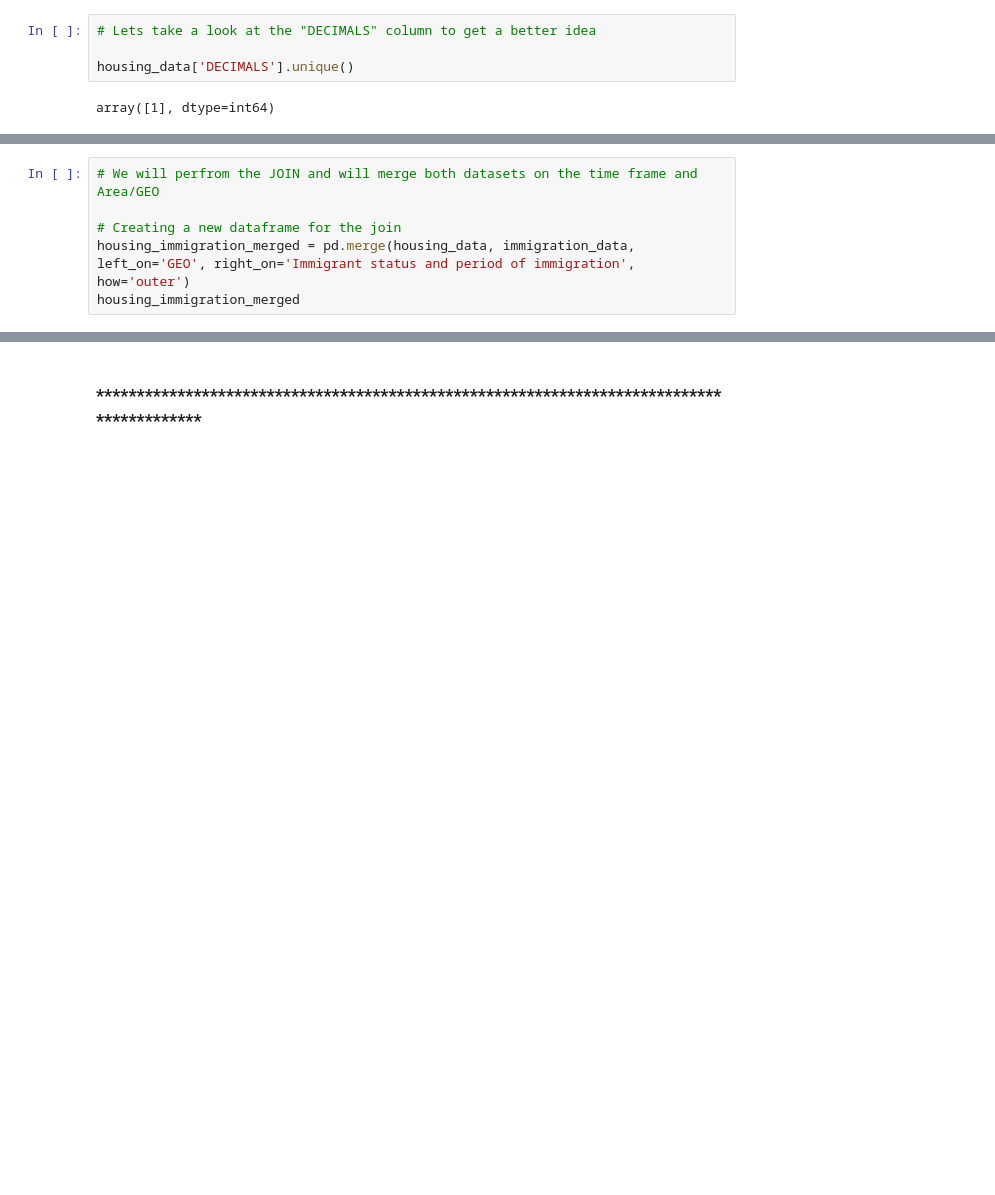
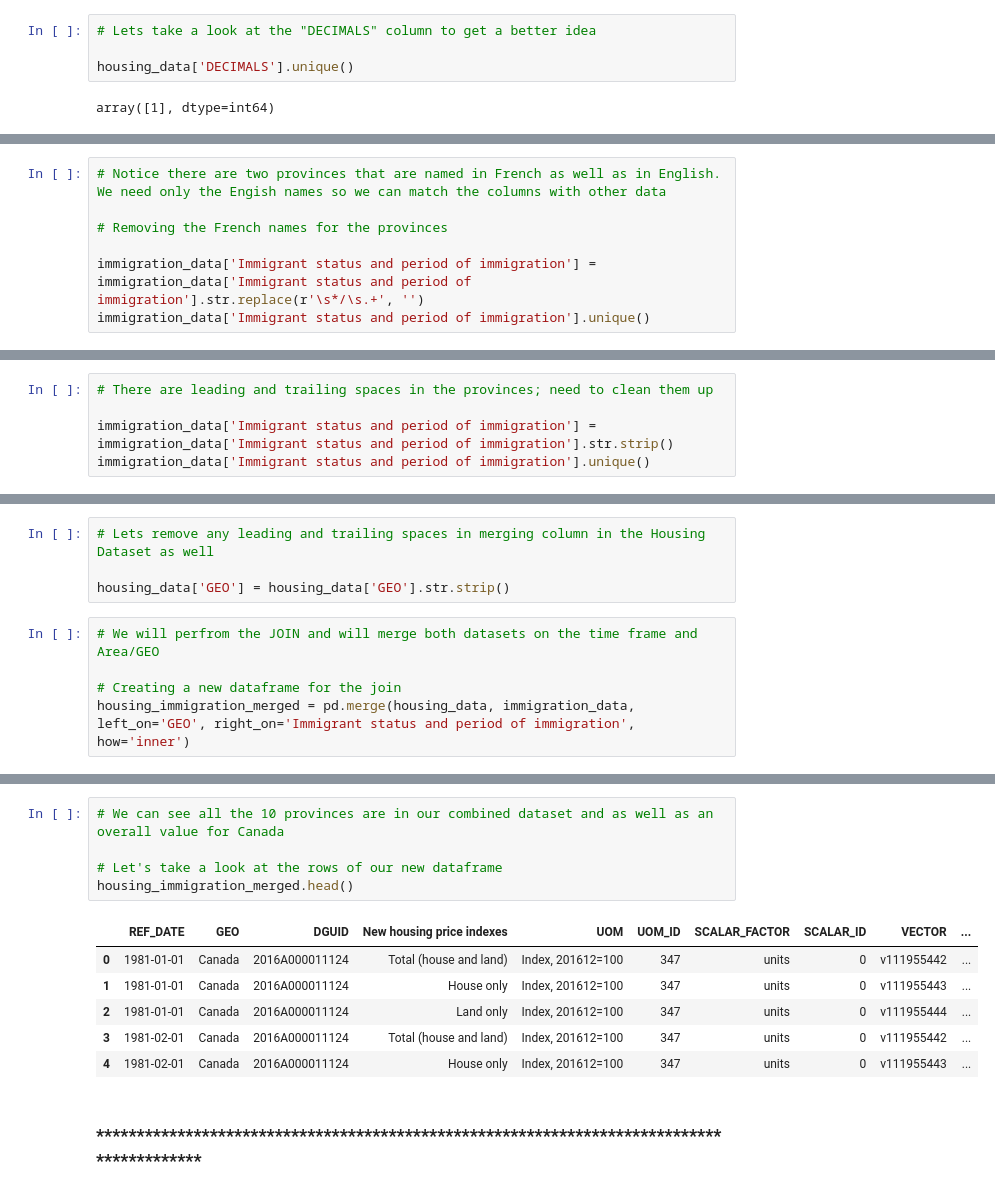
Before and after one commit to hunainmuneer/housing-crisis-in-canada, a Jupyter notebook: data-science-project/notebooks/notebook1.ipynb, the cells around one changed output, grey strips where cells are left out. Drawn from its saved outputs; the diff is of its cells as text; blank space fills up the shorter version.

```diff
--- a/data-science-project/notebooks/notebook1.ipynb
+++ b/data-science-project/notebooks/notebook1.ipynb
@@ -323,0 +416,7 @@ housing_data.head()
+# %%
+# Notice there are two provinces that are named in French as well as in English. We need only the Engish names so we can match the columns with other data
+
+# Removing the French names for the provinces
+
+immigration_data['Immigrant status and period of immigration'] = immigration_data['Immigrant status and period of immigration'].str.replace(r'\s*/\s.+', '')
+immigration_data['Immigrant status and period of immigration'].unique()
@@ -323,0 +432,5 @@ housing_data.head()
+# %%
+# There are leading and trailing spaces in the provinces; need to clean them up
+
+immigration_data['Immigrant status and period of immigration'] = immigration_data['Immigrant status and period of immigration'].str.strip()
+immigration_data['Immigrant status and period of immigration'].unique()
@@ -324,6 +446,9 @@ housing_data.head()
+# %%
+# Lets remove any leading and trailing spaces in merging column in the Housing Dataset as well
+
+housing_data['GEO'] = housing_data['GEO'].str.strip()
 # %%
 # We will perfrom the JOIN and will merge both datasets on the time frame and Area/GEO
 
 # Creating a new dataframe for the join
-housing_immigration_merged = pd.merge(housing_data, immigration_data, left_on='GEO', right_on='Immigrant status and period of immigration', how='outer')
-housing_immigration_merged
+housing_immigration_merged = pd.merge(housing_data, immigration_data, left_on='GEO', right_on='Immigrant status and period of immigration', how='inner')
@@ -344,2 +463,14 @@ housing_immigration_merged
+# %%
+# We can see all the 10 provinces are in our combined dataset and as well as an overall value for Canada
+
+# Let's take a look at the rows of our new dataframe
+housing_immigration_merged.head()
+# %% [output]
+|  | REF_DATE | GEO | DGUID | New housing price indexes | UOM | UOM_ID | SCALAR_FACTOR | SCALAR_ID | VECTOR | ... |
+| 0 | 1981-01-01 | Canada | 2016A000011124 | Total (house and land) | Index, 201612=100 | 347 | units | 0 | v111955442 | ... |
+| 1 | 1981-01-01 | Canada | 2016A000011124 | House only | Index, 201612=100 | 347 | units | 0 | v111955443 | ... |
+| 2 | 1981-01-01 | Canada | 2016A000011124 | Land only | Index, 201612=100 | 347 | units | 0 | v111955444 | ... |
+| 3 | 1981-02-01 | Canada | 2016A000011124 | Total (house and land) | Index, 201612=100 | 347 | units | 0 | v111955442 | ... |
+| 4 | 1981-02-01 | Canada | 2016A000011124 | House only | Index, 201612=100 | 347 | units | 0 | v111955443 | ... |
 # %% [markdown]
 ### ******************************************************************************************
```
Also changed, not shown: parts of 12 cells of this notebook.
